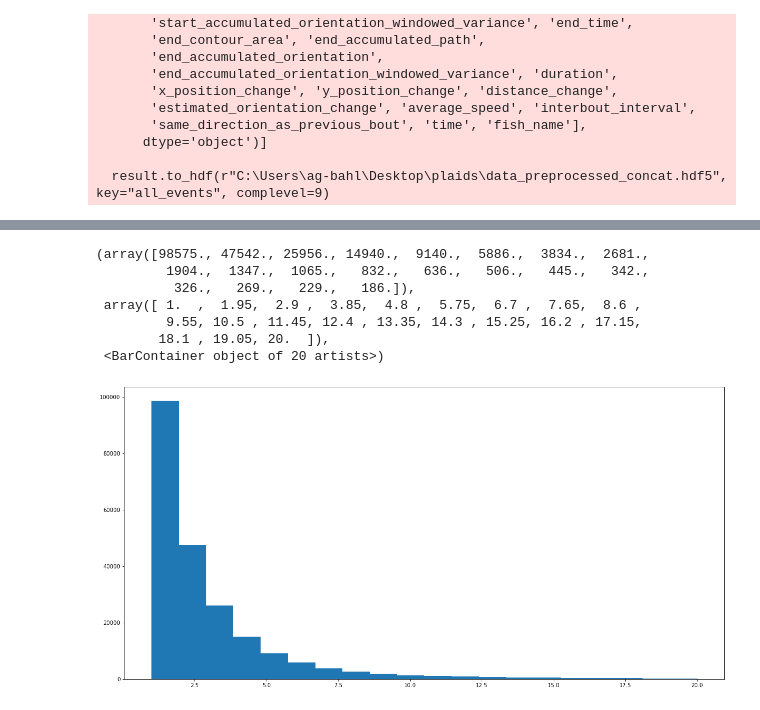
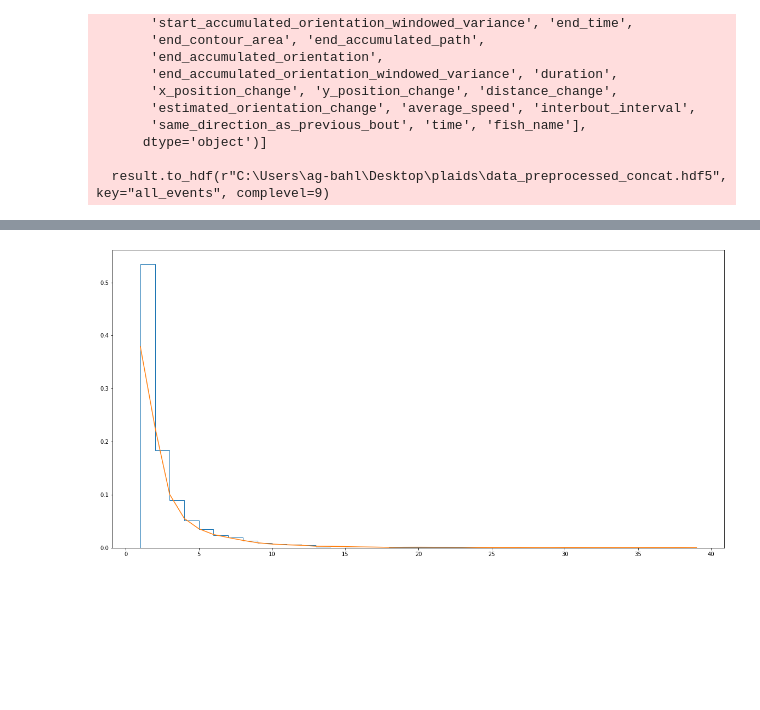
Before and after one commit to Flutura00/Master_thesis_1, a Jupyter notebook: streak_length_analysis.ipynb, the cells around one changed output, grey strips where cells are left out. Cells and saved outputs as stored; diff of their text form; code cells hidden in the pictures; blank space fills up the shorter version.

```diff
--- a/streak_length_analysis.ipynb
+++ b/streak_length_analysis.ipynb
@@ -15,7 +15,8 @@ pd.options.mode.chained_assignment = None  # default='warn'
 # %%
 # if i will have a 30 second 30 second split between what the fish sees, i need also a 15 sec 30 sec 15 sec version of data analysis, so i can see nicely the before and after!
 # %%
-df = pd.read_hdf(r"C:\Users\ag-bahl\Desktop\sine_gratings_8_directions\data_preprocessed.hdf5")
+df = pd.read_hdf(r"C:\Users\ag-bahl\Desktop\sine_forward_sine_45_plaid_45\data_combined_checked.hdf5")
 print('done all data')
+df_index =df.reset_index()
 # %% [output]
 done all data
@@ -113,28 +92,26 @@ def subseter(dfs):
     # it can be separate dfs, maybe thats bettER! so for each i can calculate
 # %%
 # general?
-list_of_directions = df['bout_orientation_absolute']
+list_of_directions = df['bout_orientation']
 def streak_length(list_of_directions):
     list_of_streaks = [] # i save here the length of the streak, defined as a_streak
     a_streak = 1 # we keep track of each streak length here, and when the streak is done, we append it to the list_of_streaks. streak length is 1 if only one bout was done in that direction
     for element in range(1,len(list_of_directions)): # we start from one bcs we compare with 0th element
         if list_of_directions[element-1]==list_of_directions[element]:
             a_streak += 1
         else:
             list_of_streaks.append(a_streak)
             a_streak = 1
     list_of_streaks.append(a_streak)
-    list_of_streaks = [x for x in list_of_streaks if x <= 20]
+    list_of_streaks = [x for x in list_of_streaks if x <= 40]
     return list_of_streaks
 plt.rcParams["figure.figsize"] = (20,10)
-plt.hist(streak_length(list_of_directions),bins = 20)
+#plt.hist(streak_length(list_of_directions),bins = 20)
 #plt.show()
+x_bar = streak_length(list_of_directions)
+density = stats.gaussian_kde(x_bar)
+n, x, _ = plt.hist(x_bar, bins=np.arange(1, 40,1 ), histtype=u'step', density=True)
+plt.plot(x, density(x))
+plt.show()
 # %% [output]
-(array([98575., 47542., 25956., 14940.,  9140.,  5886.,  3834.,  2681.,
-         1904.,  1347.,  1065.,   832.,   636.,   506.,   445.,   342.,
-          326.,   269.,   229.,   186.]),
- array([ 1.  ,  1.95,  2.9 ,  3.85,  4.8 ,  5.75,  6.7 ,  7.65,  8.6 ,
-         9.55, 10.5 , 11.45, 12.4 , 13.35, 14.3 , 15.25, 16.2 , 17.15,
-        18.1 , 19.05, 20.  ]),
- <BarContainer object of 20 artists>)
-[figure, old version]
+[figure, new version]
```
Also changed, not shown: parts of 16 cells of this notebook, 8 other files.
